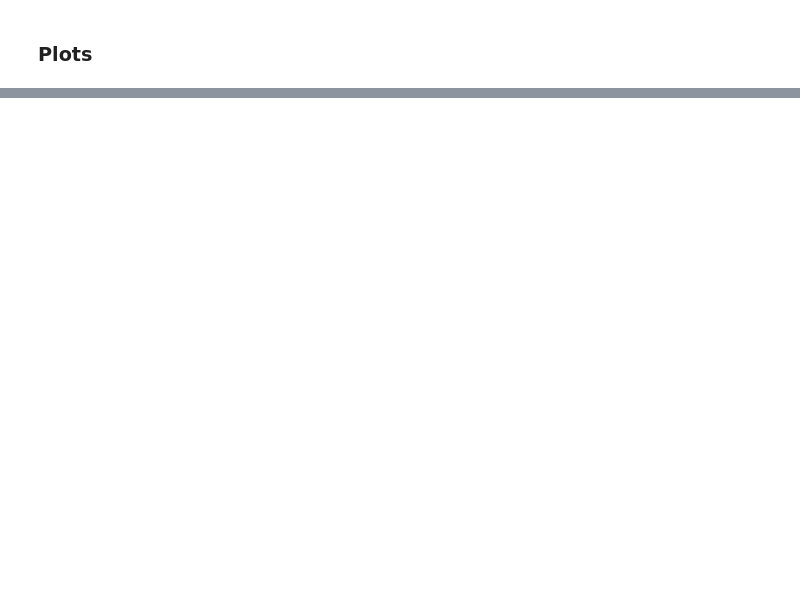
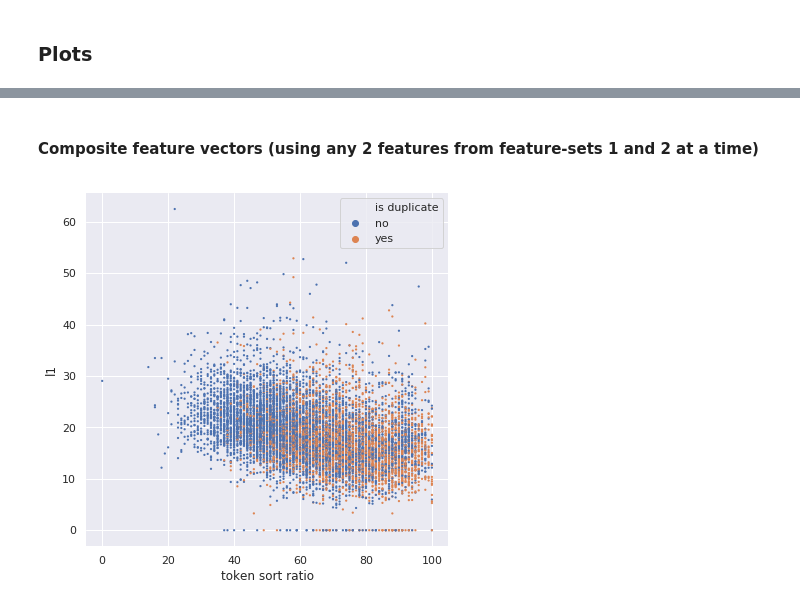
Before and after one commit to sirisurab/dupquest, a Jupyter notebook: src/plotter.ipynb, the cells around one changed output, grey strips where cells are left out. Cells and saved outputs as stored; diff of their text form; code cells hidden in the pictures; blank space fills up the shorter version.

```diff
--- a/src/plotter.ipynb
+++ b/src/plotter.ipynb
@@ -69,0 +395,7 @@ make_plotly_3d_scatter(X2_umap, X_train['question2'].values, 'd2v_2_10_train_uma
+# %% [markdown]
+#### Composite feature vectors (using any 2 features from feature-sets 1 and 2 at a time)
+# %%
+make_seaborn_2d_scatter(X_featset1_df, 'token sort ratio', 'l1', 'is duplicate',
+                        X_desc, 'featset1_train_2D_plot', numrows=10000, random_state=36)
+# %% [output]
+[figure, added]
```
Also changed, not shown: parts of 54 cells of this notebook.
